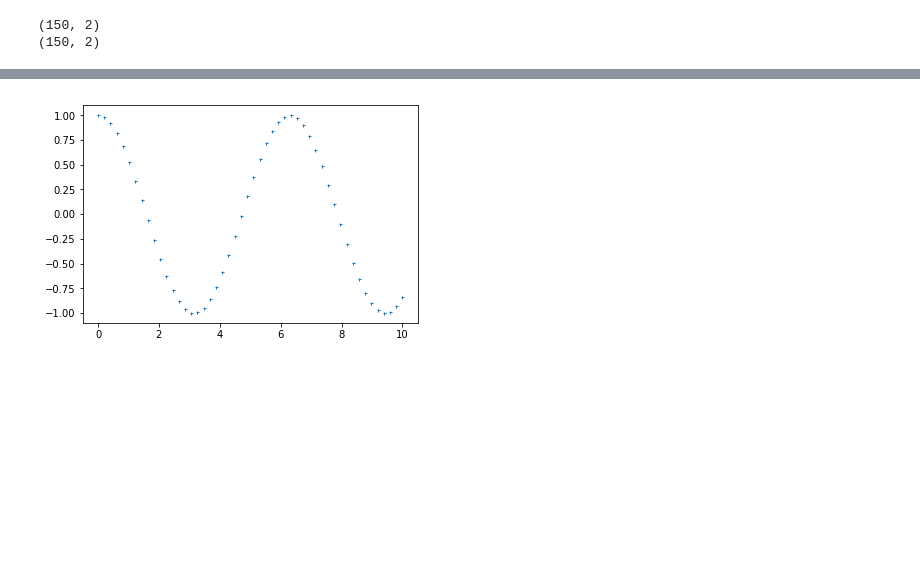
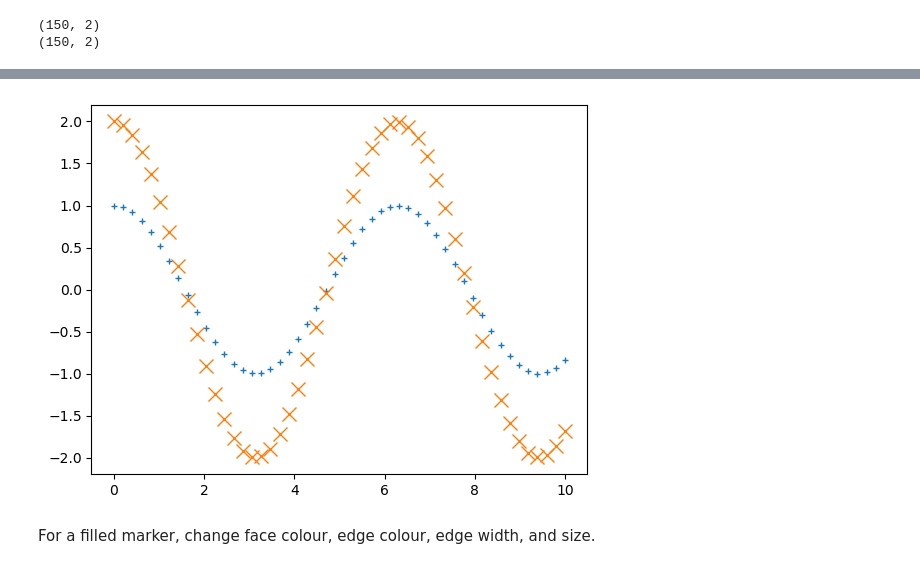
Before and after one commit to ARCTraining/swd5_sc_py, a Jupyter notebook: book/2_matplotlib/3_matplotlib.ipynb, the cells around one changed output, grey strips where cells are left out. Cells and saved outputs as stored; diff of their text form; code cells hidden in the pictures; blank space fills up the shorter version.

```diff
--- a/book/2_matplotlib/3_matplotlib.ipynb
+++ b/book/2_matplotlib/3_matplotlib.ipynb
@@ -270,9 +231,12 @@ plt.show()
 # %%
 # Markers and their properties can be controlled.
 # Unfilled markers: '.',+','x','1' to '4','|'
-plt.plot(x,y, '+', markersize=3)
+plt.plot(x,y, '+', markersize=5)
+plt.plot(x,2*y, 'x', ms=10)
 plt.show()
 # %% [output]
-[figure, old version]
+[figure, new version]
+# %% [markdown]
+For a filled marker, change face colour, edge colour, edge width, and size.
 # %%
 # Filled markers include: 'o', 's','*','d','>','^','v', 'p', 'h'
```
Also changed, not shown: parts of 80 cells of this notebook.
